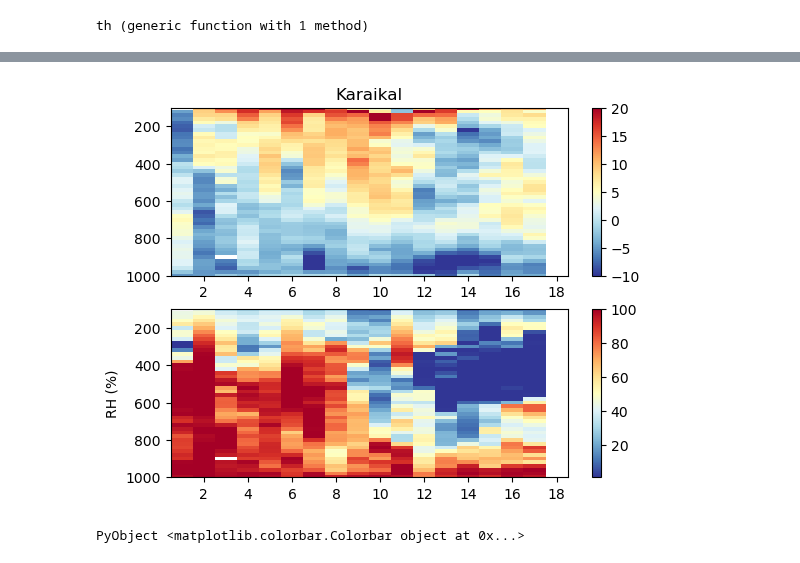
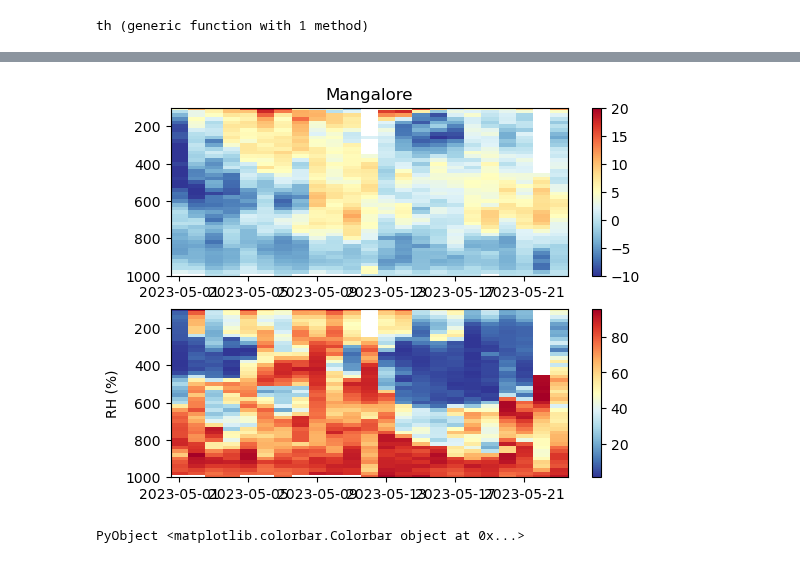
Before and after one commit to deszoeke/ASTRAL-soundings, a Jupyter notebook: src/read_imd_txt.ipynb, the cells around one changed output, grey strips where cells are left out. Saved outputs shown, nothing was run; the diff lists cells and outputs as text; code cells hidden in the pictures.

```diff
--- a/src/read_imd_txt.ipynb
+++ b/src/read_imd_txt.ipynb
@@ -342,3 +368,4 @@ maxsum(isfinite, rh[2,sj,:])
 # %%
-time
+nt = sum(time.>DateTime(1000), dims=2)
+collect(zip(CamelStations, nt))
 # %% [output]
@@ -353,21 +380,21 @@ time
 # %%
 # test time-pressure plot
+sj = 5
 
-sj = 2
 clf()
 subplot(2,1,1)
 # pcolormesh( time[sj,:], plevs, anom(T[:,sj,:],dims=2) )
 # pcolormesh( time[sj,:], plevs, anom(th.(T[:,sj,:],plevs),dims=2), vmin=-7, vmax=7, cmap=ColorMap("RdYlBu_r") )
-pcolormesh( 1:18, plevs, u[:,sj,1:18], vmin=-10, vmax=20, cmap=ColorMap("RdYlBu_r") )
+pcolormesh( time[sj,1:nt[sj]], plevs, u[:,sj,1:nt[sj]], vmin=-10, vmax=20, cmap=ColorMap("RdYlBu_r") )
 ylim(1000, 100)
 colorbar()
 title(CamelStations[sj])
 
 subplot(2,1,2)
-pcolormesh( 1:18, plevs, rh[:,sj,1:18], cmap=ColorMap("RdYlBu_r"))
+pcolormesh( time[sj,1:nt[sj]], plevs, rh[:,sj,1:nt[sj]], cmap=ColorMap("RdYlBu_r"))
 ylim(1000, 100)
 ylabel("RH (%)")
 colorbar()
 # %% [output]
-[figure, old version]
+[figure, new version]
 PyObject <matplotlib.colorbar.Colorbar object at 0x...>
```
Also changed, not shown: parts of 10 cells of this notebook, 1 other file.
